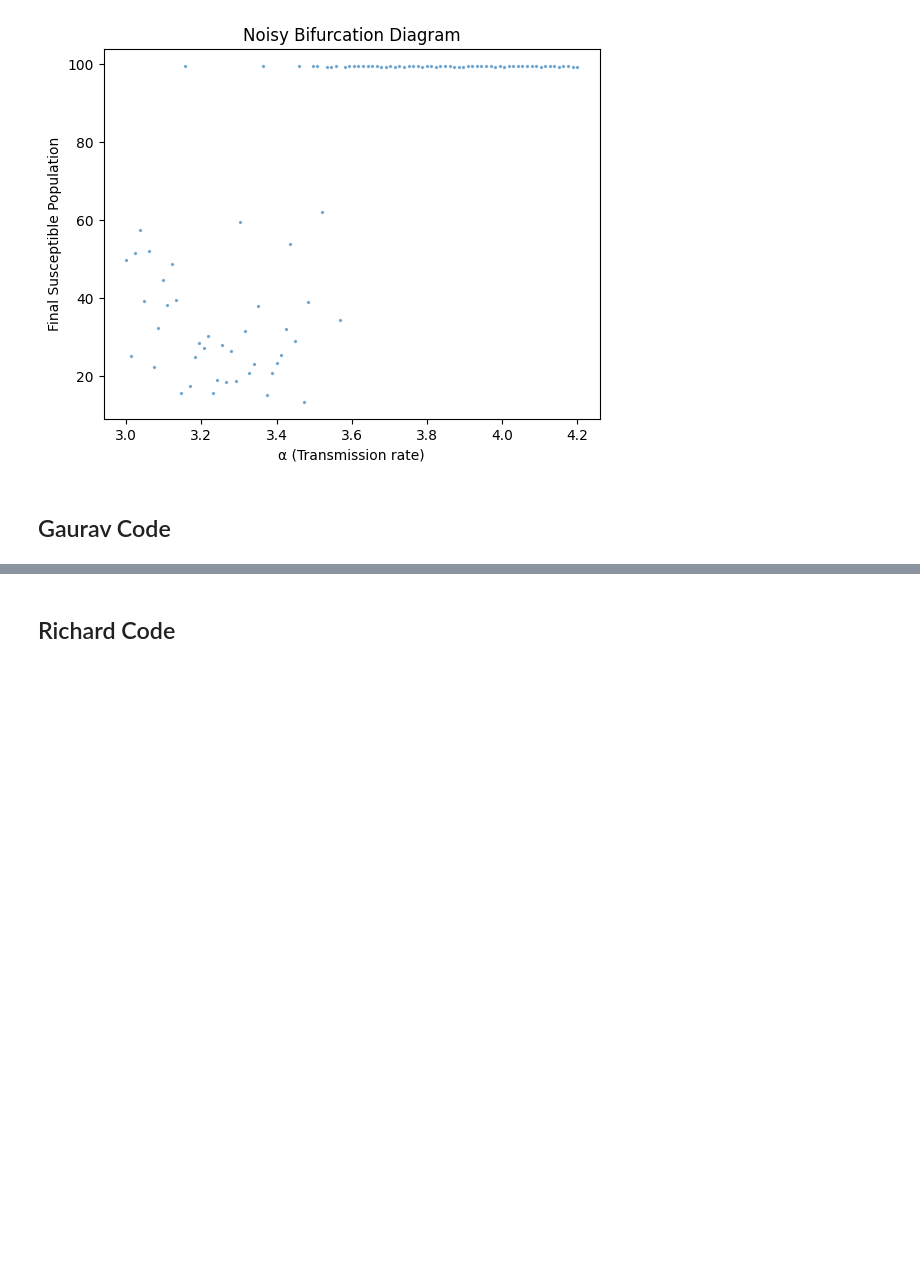
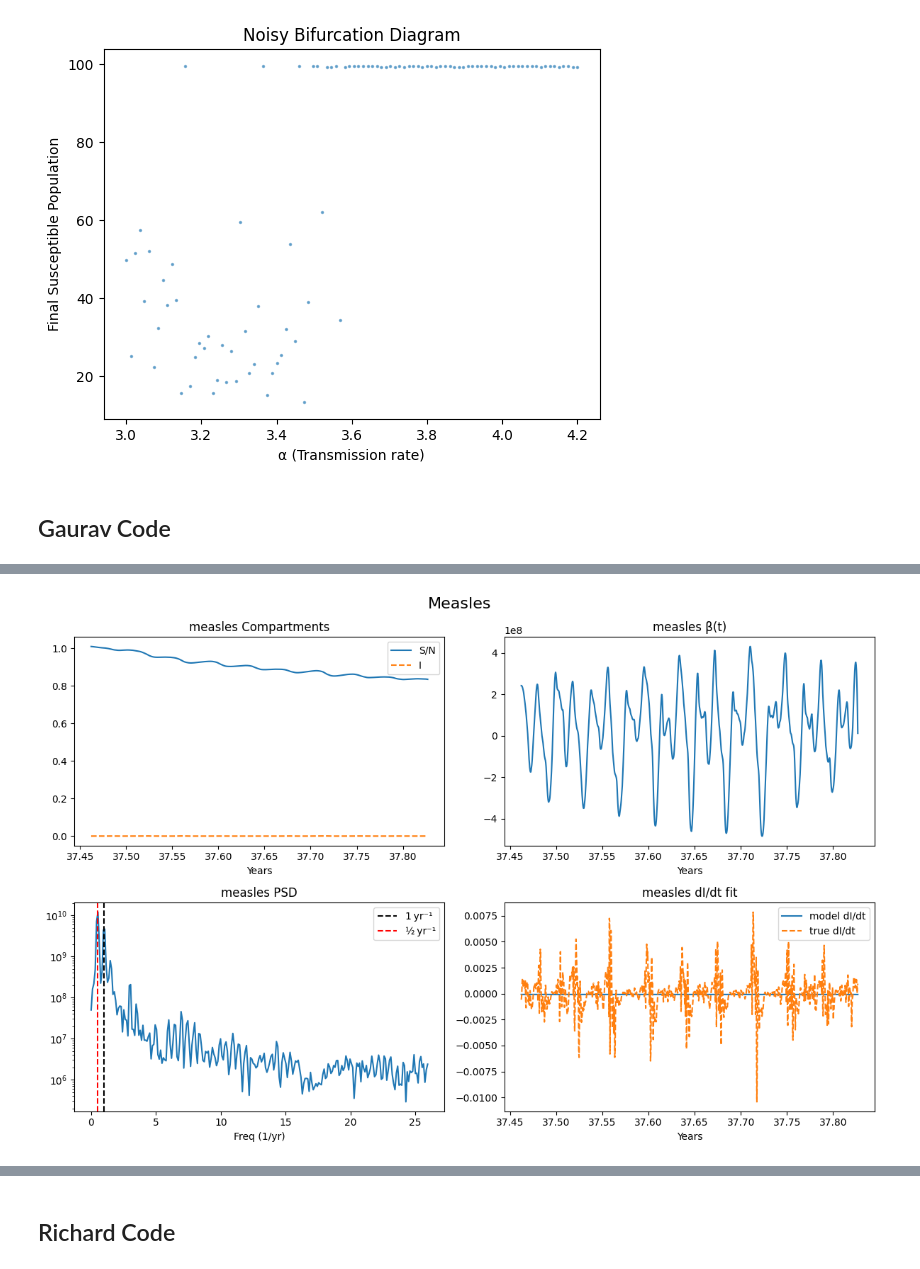
Before and after one commit to rdcarini/AMATH575, a Jupyter notebook: sindy_sandbox.ipynb, the cells around one changed output, grey strips where cells are left out. Saved outputs shown, nothing was run; the diff lists cells and outputs as text; code cells hidden in the pictures; blank space fills up the shorter version.

```diff
--- a/sindy_sandbox.ipynb
+++ b/sindy_sandbox.ipynb
@@ -217,0 +437,93 @@ noisy_bifurcation_analysis()
+# %%
+def analyze_disease_minimal(df, disease, threshold=1e-6, ridge_alpha=1e-6):
+
+    t_wk = df.week.values
+    t_yr = t_wk / 52.0
+    cases     = df.cases.values
+    births    = df.births.values
+    N_series  = df.population.values
+    gamma, mu = 0.5, 1/(50*52)
+
+    # reconstruct & prevalence
+    S_hat  = reconstruct_S_finkenstadt(cases, births, N_series)
+    s_frac = S_hat / N_series
+    I_pre  = cases / N_series
+
+    # recover β(t)
+    beta_t = recover_beta(s_frac, I_pre, t_wk, gamma, mu, N_series)
+
+    # PSD
+    f_wk, Pxx = welch(cases, fs=1, nperseg=min(1024, len(cases)//2))
+    f_yr      = f_wk * 52
+
+    # derivatives
+    dS = np.gradient(s_frac, t_wk)
+    dI = np.gradient(I_pre,  t_wk)
+
+    # build minimal library Θ = [1, S, I, β·S·I]
+    ones = np.ones_like(s_frac)
+    Θ    = np.column_stack([ones, s_frac, I_pre, beta_t*s_frac*I_pre])
+    names= ['1','S','I','βSI']
+
+    # mask bad rows
+    ok   = np.isfinite(Θ).all(1) & np.isfinite(dS) & np.isfinite(dI)
+    Θm   = Θ[ok]
+    dSm  = dS[ok]
+    dIm  = dI[ok]
+
+    # normal equations solve (4×4 invert)
+    Dm = np.vstack([dSm, dIm]).T     # (m,2)
+    M  = Θm.T @ Θm                   # (4,4)
+
+    # Add ridge regularization to M to handle potential singularity
+    M_reg = M + ridge_alpha * np.eye(M.shape[0])
+
+    B  = Θm.T @ Dm                   # (4,2)
+
+    Xi, residuals, rank, s = np.linalg.lstsq(M_reg, B, rcond=None)
+
+    Xi[np.abs(Xi) < threshold] = 0.0
+
+    print(f"\n----- {disease.upper()} minimal S–I discovery -----")
+    for col, eqn in enumerate(['dS/dt','dI/dt']):
+        terms = [f"{Xi[i,col]:.4f}·{names[i]}" for i in range(4) if Xi[i,col]!=0]
+        print(f"{eqn} = " + " + ".join(terms))
+
+    # plot
+    fig, axs = plt.subplots(2,2,figsize=(12,8))
+    axs[0,0].plot(t_yr, s_frac,   label='S/N')
+    axs[0,0].plot(t_yr, I_pre, '--', label='I')
+    axs[0,0].set(title=f"{disease} Compartments", xlabel="Years")
+    axs[0,0].legend()
+
+    axs[0,1].plot(t_yr, beta_t)
+    axs[0,1].set(title=f"{disease} β(t)", xlabel="Years")
+
+    axs[1,0].semilogy(f_yr, Pxx)
+    axs[1,0].axvline(1,   ls='--', c='k', label='1 yr⁻¹')
+    axs[1,0].axvline(0.5, ls='--', c='r', label='½ yr⁻¹')
+    axs[1,0].set(title=f"{disease} PSD", xlabel="Freq (1/yr)")
+    axs[1,0].legend()
+
+
+    preds = Θm @ Xi[:,1]
+    axs[1,1].plot(t_yr[ok], preds,     label='model dI/dt')
+    axs[1,1].plot(t_yr[ok], dIm, '--', label='true dI/dt')
+    axs[1,1].set(title=f"{disease} dI/dt fit", xlabel="Years")
+    axs[1,1].legend()
+
+    plt.suptitle(disease.capitalize(), fontsize=16)
+    plt.tight_layout()
+    plt.show()
+
+    return Xi
+
+
+models = {}
+for name, df in zip(
+    ['measles','chickenpox','rubella'],
+    [measles, chickenpox, rubella]
+):
+
+    models[name] = analyze_disease_minimal(df, name, ridge_alpha=1e-6)
+# %% [output]
@@ -217,0 +533 @@ noisy_bifurcation_analysis()
+[figure, added]
```
Also changed, not shown: parts of 8 cells of this notebook.
